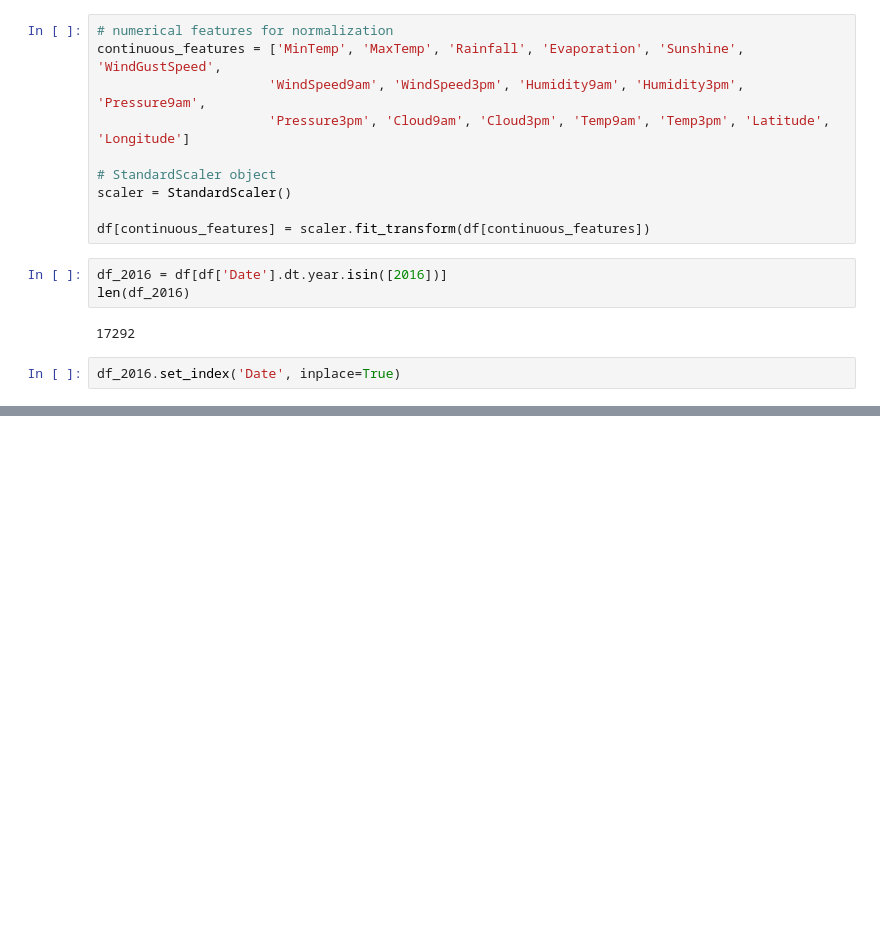
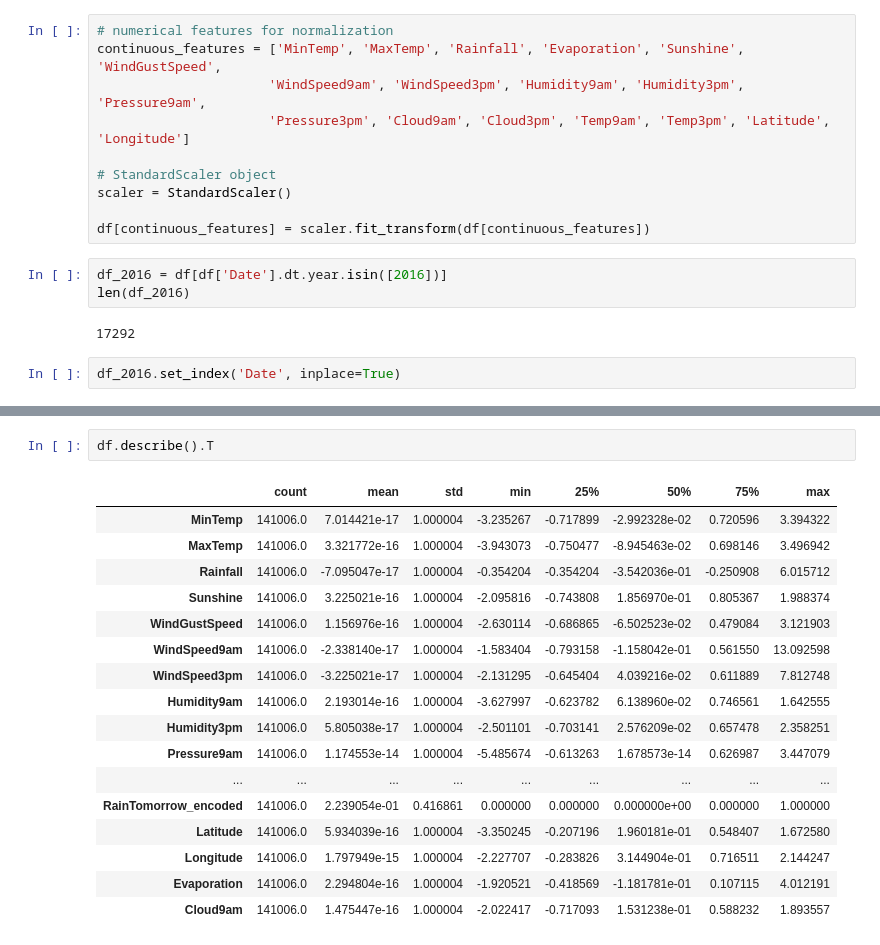
Before and after one commit to karzuan/classification_weather_australia, a Jupyter notebook: 2. data processing.ipynb, the cells around one changed output, grey strips where cells are left out. Saved outputs shown, nothing was run; the diff lists cells and outputs as text; blank space fills up the shorter version.

```diff
--- a/2. data processing.ipynb
+++ b/2. data processing.ipynb
@@ -755 +751,21 @@ dtypes: datetime64[ns](1), float64(18), int64(2), object(12)
 memory usage: 35.5+ MB
+# %%
+df.describe().T
+# %% [output]
+|  | count | mean | std | min | 25% | 50% | 75% | max |
+| MinTemp | 141006.0 | 7.014421e-17 | 1.000004 | -3.235267 | -0.717899 | -2.992328e-02 | 0.720596 | 3.394322 |
+| MaxTemp | 141006.0 | 3.321772e-16 | 1.000004 | -3.943073 | -0.750477 | -8.945463e-02 | 0.698146 | 3.496942 |
+| Rainfall | 141006.0 | -7.095047e-17 | 1.000004 | -0.354204 | -0.354204 | -3.542036e-01 | -0.250908 | 6.015712 |
+| Sunshine | 141006.0 | 3.225021e-16 | 1.000004 | -2.095816 | -0.743808 | 1.856970e-01 | 0.805367 | 1.988374 |
+| WindGustSpeed | 141006.0 | 1.156976e-16 | 1.000004 | -2.630114 | -0.686865 | -6.502523e-02 | 0.479084 | 3.121903 |
+| WindSpeed9am | 141006.0 | -2.338140e-17 | 1.000004 | -1.583404 | -0.793158 | -1.158042e-01 | 0.561550 | 13.092598 |
+| WindSpeed3pm | 141006.0 | -3.225021e-17 | 1.000004 | -2.131295 | -0.645404 | 4.039216e-02 | 0.611889 | 7.812748 |
+| Humidity9am | 141006.0 | 2.193014e-16 | 1.000004 | -3.627997 | -0.623782 | 6.138960e-02 | 0.746561 | 1.642555 |
+| Humidity3pm | 141006.0 | 5.805038e-17 | 1.000004 | -2.501101 | -0.703141 | 2.576209e-02 | 0.657478 | 2.358251 |
+| Pressure9am | 141006.0 | 1.174553e-14 | 1.000004 | -5.485674 | -0.613263 | 1.678573e-14 | 0.626987 | 3.447079 |
+| ... | ... | ... | ... | ... | ... | ... | ... | ... |
+| RainTomorrow_encoded | 141006.0 | 2.239054e-01 | 0.416861 | 0.000000 | 0.000000 | 0.000000e+00 | 0.000000 | 1.000000 |
+| Latitude | 141006.0 | 5.934039e-16 | 1.000004 | -3.350245 | -0.207196 | 1.960181e-01 | 0.548407 | 1.672580 |
+| Longitude | 141006.0 | 1.797949e-15 | 1.000004 | -2.227707 | -0.283826 | 3.144904e-01 | 0.716511 | 2.144247 |
+| Evaporation | 141006.0 | 2.294804e-16 | 1.000004 | -1.920521 | -0.418569 | -1.181781e-01 | 0.107115 | 4.012191 |
+| Cloud9am | 141006.0 | 1.475447e-16 | 1.000004 | -2.022417 | -0.717093 | 1.531238e-01 | 0.588232 | 1.893557 |
```
Also changed, not shown: parts of 4 cells of this notebook, 1 other file.
